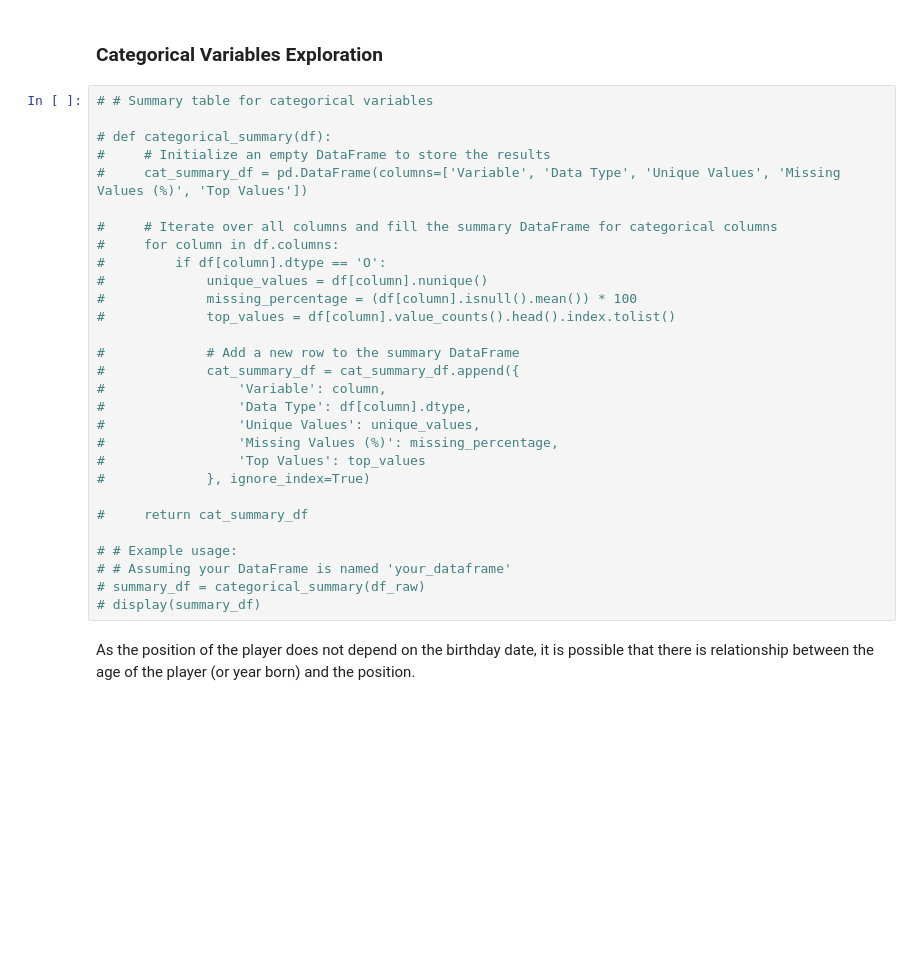
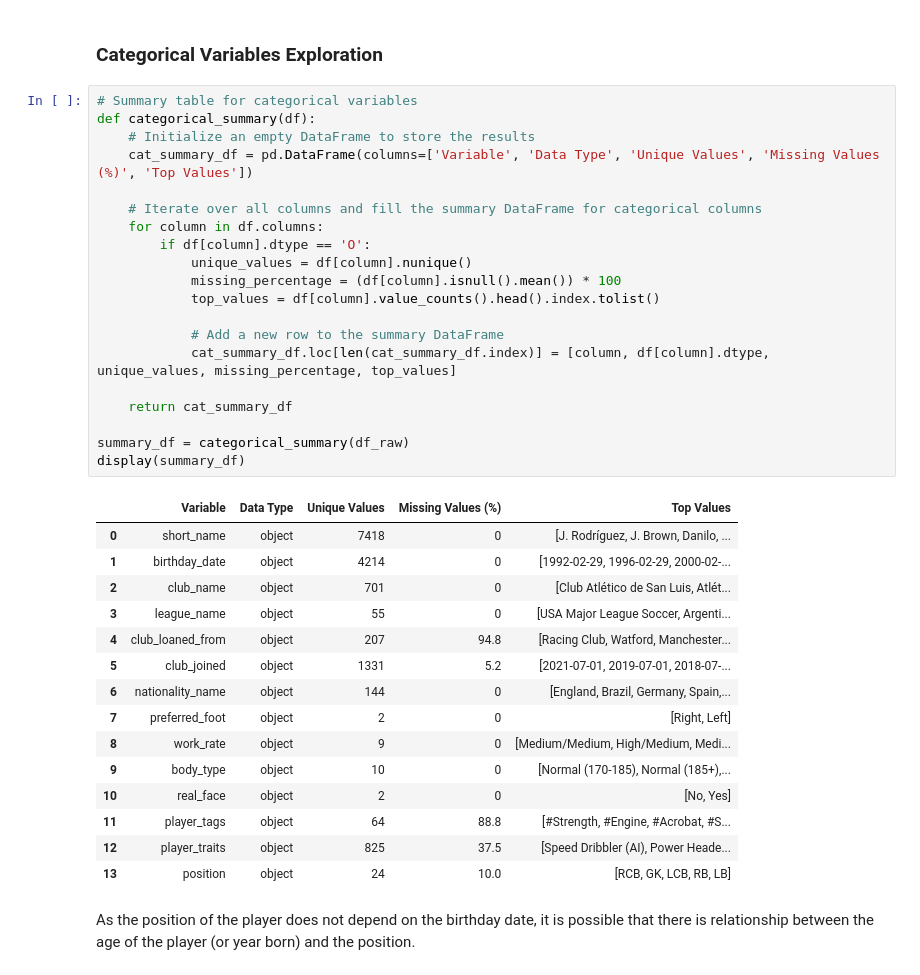
Before and after one commit to mhandt9/football-pos-prediction, a Jupyter notebook: balling.ipynb, the cells around one changed output. Drawn from its saved outputs; the diff is of its cells as text; blank space fills up the shorter version.

```diff
--- a/balling.ipynb
+++ b/balling.ipynb
@@ -252,34 +252,41 @@ Release_clause_eur is perfectly correlated to value_err. Wage_eur is also highly
 # %% [markdown]
 ### Categorical Variables Exploration
 # %%
-# # Summary table for categorical variables
+# Summary table for categorical variables
+def categorical_summary(df):
+    # Initialize an empty DataFrame to store the results
+    cat_summary_df = pd.DataFrame(columns=['Variable', 'Data Type', 'Unique Values', 'Missing Values (%)', 'Top Values'])
 
-# def categorical_summary(df):
-#     # Initialize an empty DataFrame to store the results
-#     cat_summary_df = pd.DataFrame(columns=['Variable', 'Data Type', 'Unique Values', 'Missing Values (%)', 'Top Values'])
+    # Iterate over all columns and fill the summary DataFrame for categorical columns
+    for column in df.columns:
+        if df[column].dtype == 'O':
+            unique_values = df[column].nunique()
+            missing_percentage = (df[column].isnull().mean()) * 100
+            top_values = df[column].value_counts().head().index.tolist()
 
-#     # Iterate over all columns and fill the summary DataFrame for categorical columns
-#     for column in df.columns:
-#         if df[column].dtype == 'O':
-#             unique_values = df[column].nunique()
-#             missing_percentage = (df[column].isnull().mean()) * 100
-#             top_values = df[column].value_counts().head().index.tolist()
+            # Add a new row to the summary DataFrame
+            cat_summary_df.loc[len(cat_summary_df.index)] = [column, df[column].dtype, unique_values, missing_percentage, top_values]
 
-#             # Add a new row to the summary DataFrame
-#             cat_summary_df = cat_summary_df.append({
-#                 'Variable': column,
-#                 'Data Type': df[column].dtype,
-#                 'Unique Values': unique_values,
-#                 'Missing Values (%)': missing_percentage,
-#                 'Top Values': top_values
-#             }, ignore_index=True)
+    return cat_summary_df
 
-#     return cat_summary_df
-
-# # Example usage:
-# # Assuming your DataFrame is named 'your_dataframe'
-# summary_df = categorical_summary(df_raw)
-# display(summary_df)
+summary_df = categorical_summary(df_raw)
+display(summary_df)
+# %% [output]
+|  | Variable | Data Type | Unique Values | Missing Values (%) | Top Values |
+| 0 | short_name | object | 7418 | 0 | [J. Rodríguez, J. Brown, Danilo, ... |
+| 1 | birthday_date | object | 4214 | 0 | [1992-02-29, 1996-02-29, 2000-02-... |
+| 2 | club_name | object | 701 | 0 | [Club Atlético de San Luis, Atlét... |
+| 3 | league_name | object | 55 | 0 | [USA Major League Soccer, Argenti... |
+| 4 | club_loaned_from | object | 207 | 94.8 | [Racing Club, Watford, Manchester... |
+| 5 | club_joined | object | 1331 | 5.2 | [2021-07-01, 2019-07-01, 2018-07-... |
+| 6 | nationality_name | object | 144 | 0 | [England, Brazil, Germany, Spain,... |
+| 7 | preferred_foot | object | 2 | 0 | [Right, Left] |
+| 8 | work_rate | object | 9 | 0 | [Medium/Medium, High/Medium, Medi... |
+| 9 | body_type | object | 10 | 0 | [Normal (170-185), Normal (185+),... |
+| 10 | real_face | object | 2 | 0 | [No, Yes] |
+| 11 | player_tags | object | 64 | 88.8 | [#Strength, #Engine, #Acrobat, #S... |
+| 12 | player_traits | object | 825 | 37.5 | [Speed Dribbler (AI), Power Heade... |
+| 13 | position | object | 24 | 10.0 | [RCB, GK, LCB, RB, LB] |
 # %% [markdown]
 As the position of the player does not depend on the birthday date, it is possible that there is relationship between the age of the player (or year born) and the position.
 # %%
```
